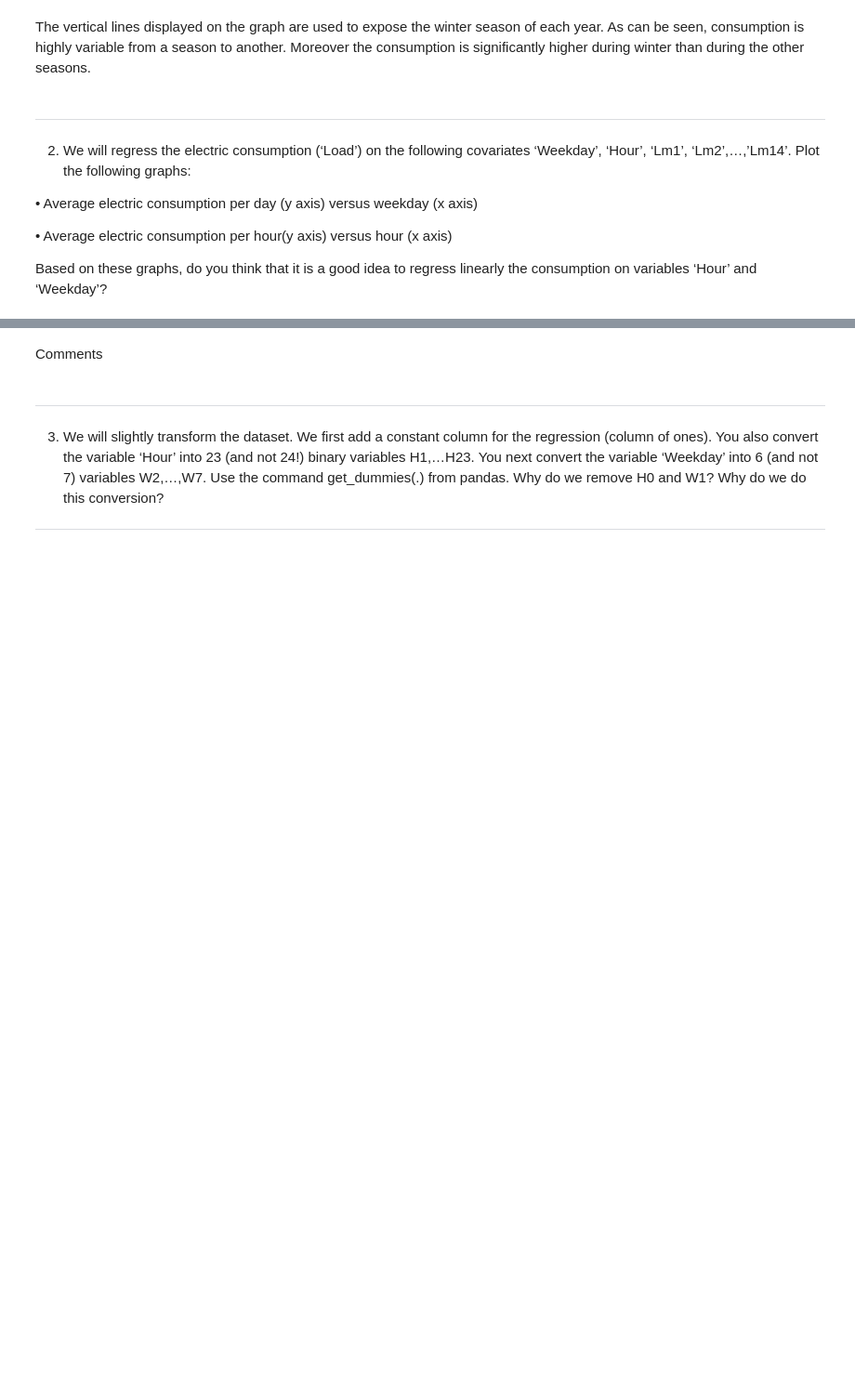
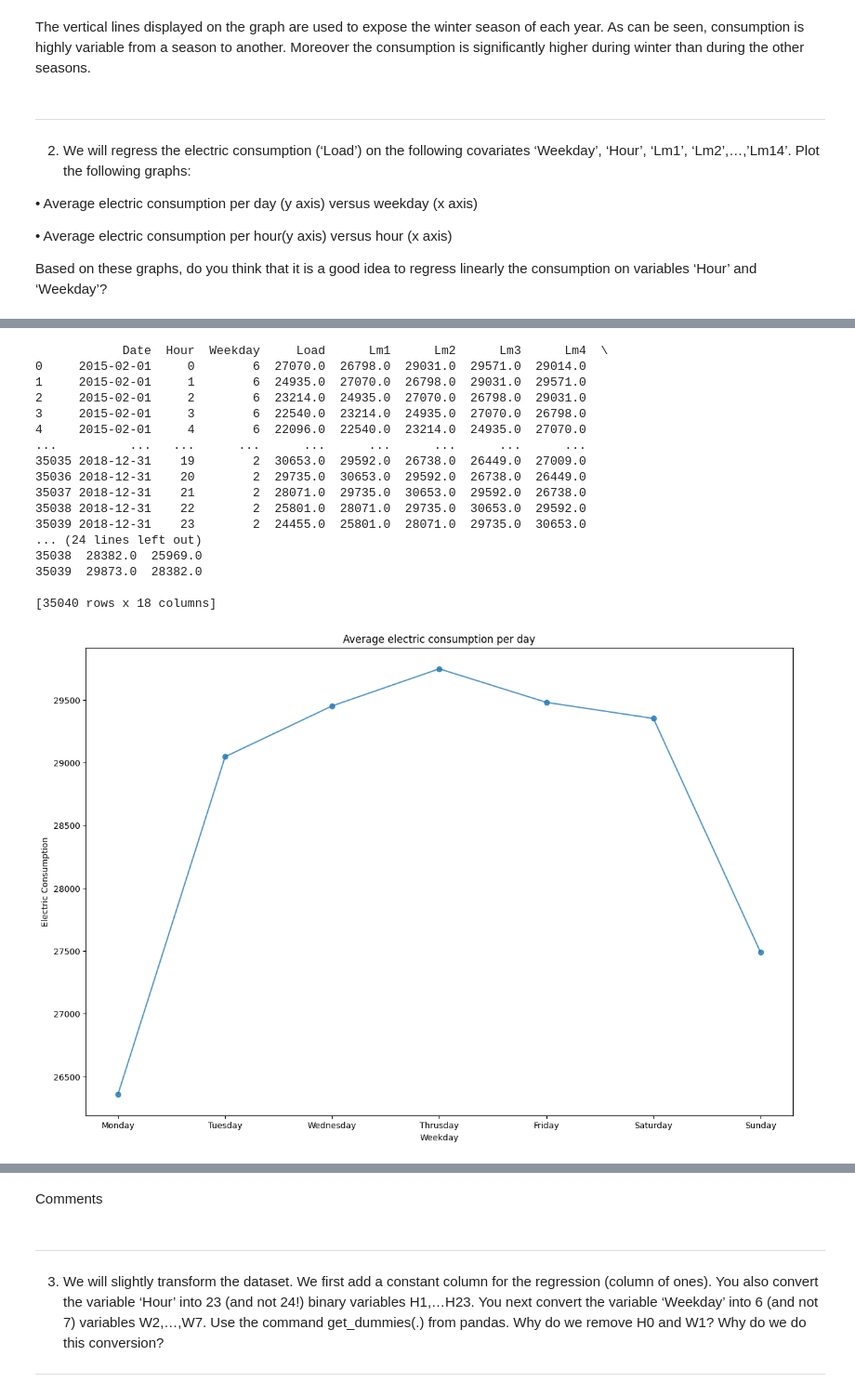
Before and after one commit to clem119/Hackathons, a Jupyter notebook: H2/hackathon2_without_code.ipynb, the cells around one changed output, grey strips where cells are left out. Shown: that part at 93% size. Cells and saved outputs as stored; diff of their text form; code cells hidden in the pictures; blank space fills up the shorter version.

```diff
--- a/H2/hackathon2_without_code.ipynb
+++ b/H2/hackathon2_without_code.ipynb
@@ -381,0 +318,63 @@ plt.show()
+# %%
+####################
+## Sub-Question 1 ## Average electric consumption per day (y axis) versus weekday (x axis)
+####################
+
+week = []
+for i in range(1,8):
+    week.append(
+        np.mean(np.array(df2.loc[df2["Weekday"] == i, "Load"]))
+    )
+
+#print(WeekDays)
+bins1 = ["Monday", "Tuesday", "Wednesday", "Thrusday", "Friday", "Saturday", "Sunday"]
+x1 = [i for i in range(1,8)]
+
+####################
+## Sub-Question 2 ## Average electric consumption per hour(y axis) versus hour (x axis)
+####################
+
+hours = []
+for i in range(24):
+    hours.append(
+        np.mean(np.array(df2.loc[df2["Hour"] == i, "Load"]))
+    )
+
+bins2 = [f"H{i}" for i in range(24)]
+x2 = [i for i in range(24)]
+
+
+#plot
+fig1, ax1 = plt.subplots(figsize=(15, 10))
+plt.plot(x1, week, alpha = 0.8, marker = 'o')
+plt.xlabel("Weekday")
+plt.ylabel("Electric Consumption")
+plt.title("Average electric consumption per day")
+plt.xticks(x1, bins1)
+
+fig2, ax2 = plt.subplots(figsize=(15, 10))
+plt.plot(x2, hours, alpha=0.8, marker='o')
+plt.xlabel("Hours")
+plt.ylabel("Electric Consumption")
+plt.title("Average electric consumption per hour")
+plt.xticks(x2, bins2)
+plt.show()
+# %% [output]
+            Date  Hour  Weekday     Load      Lm1      Lm2      Lm3      Lm4  \
+0     2015-02-01     0        6  27070.0  26798.0  29031.0  29571.0  29014.0
+1     2015-02-01     1        6  24935.0  27070.0  26798.0  29031.0  29571.0
+2     2015-02-01     2        6  23214.0  24935.0  27070.0  26798.0  29031.0
+3     2015-02-01     3        6  22540.0  23214.0  24935.0  27070.0  26798.0
+4     2015-02-01     4        6  22096.0  22540.0  23214.0  24935.0  27070.0
+...          ...   ...      ...      ...      ...      ...      ...      ...
+35035 2018-12-31    19        2  30653.0  29592.0  26738.0  26449.0  27009.0
+35036 2018-12-31    20        2  29735.0  30653.0  29592.0  26738.0  26449.0
+35037 2018-12-31    21        2  28071.0  29735.0  30653.0  29592.0  26738.0
+35038 2018-12-31    22        2  25801.0  28071.0  29735.0  30653.0  29592.0
+35039 2018-12-31    23        2  24455.0  25801.0  28071.0  29735.0  30653.0
+... (24 lines left out)
+35038  28382.0  25969.0
+35039  29873.0  28382.0
+
+[35040 rows x 18 columns]
+[figure, added]
```
Also changed, not shown: parts of 3 cells of this notebook, 1 other file.
